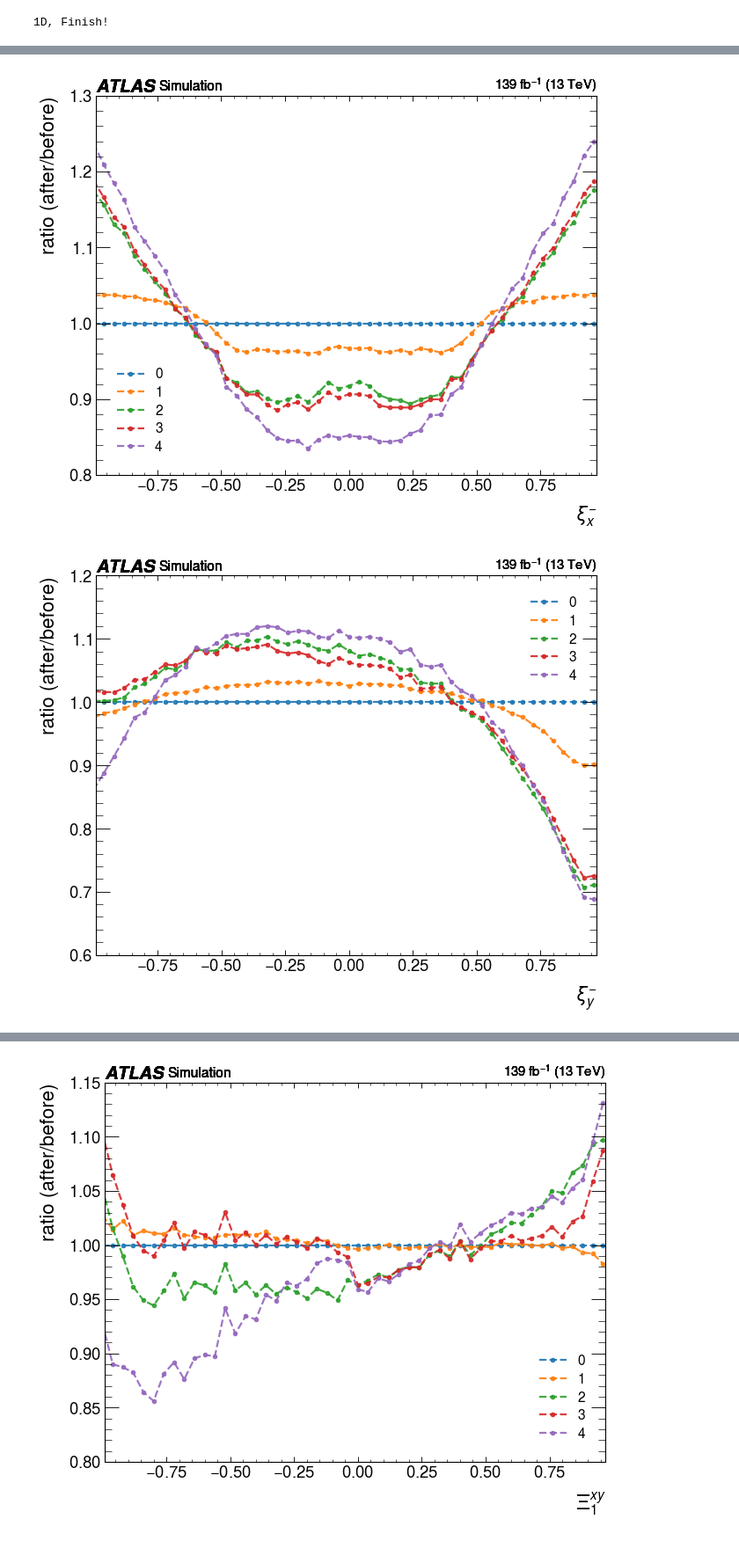
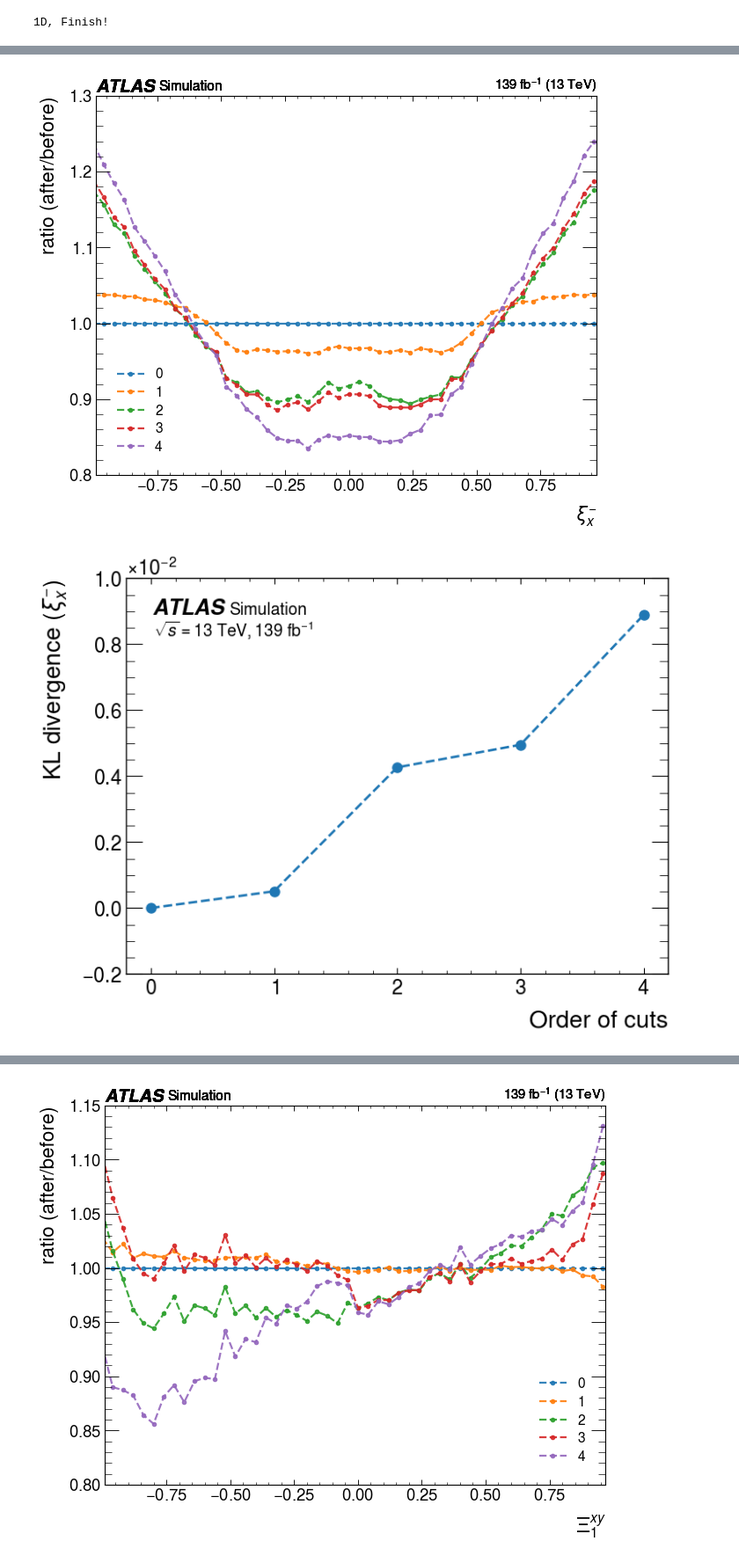
Before and after one commit to yygarypeng/Bell-Analysis, a Jupyter notebook: TRUTH3_dump_CutAnalysis/truth-analysis.ipynb, the cells around one changed output, grey strips where cells are left out. Shown at 88% size. Saved outputs shown, nothing was run; the diff lists cells and outputs as text; code cells hidden in the pictures.

```diff
--- a/TRUTH3_dump_CutAnalysis/truth-analysis.ipynb
+++ b/TRUTH3_dump_CutAnalysis/truth-analysis.ipynb
@@ -356,28 +398,49 @@ Use same units...
 # %%
 # Xi_p analysis
 
+rel_entro = np.zeros(len(cuts))
 fig = plt.figure(figsize=(9, 7), dpi=80)
+num = 0
 for i in cuts:
     ratio_data, rrange = ratio(i, [], df=Xi, var="xi_p_x")
     ratio_plot(ratio_data, ylabel=r"$\xi_{x}^{+}$", range=rrange)
+    rel_entro[num], _ = kl_div(i, [], df=Xi, var="xi_p_x")
+    num += 1
 plt.legend(name, loc="best")
 plt.show()
 plt.close()
+kl_plot(rel_entro, ylabel=r"$\xi_{x}^{+}$", range=np.arange(len(cuts)))
+plt.show()
+plt.close()
 
+rel_entro = np.zeros(len(cuts))
 fig = plt.figure(figsize=(9, 7), dpi=80)
+num = 0
 for i in cuts:
     ratio_data, rrange = ratio(i, [], df=Xi, var="xi_p_y")
     ratio_plot(ratio_data, ylabel=r"$\xi_{y}^{+}$", range=rrange)
+    rel_entro[num], _ = kl_div(i, [], df=Xi, var="xi_p_y")
+    num += 1
 plt.legend(name, loc="best")
 plt.show()
 plt.close()
+kl_plot(rel_entro, ylabel=r"$\xi_{y}^{+}$", range=np.arange(len(cuts)))
+plt.show()
+plt.close()
 
+rel_entro = np.zeros(len(cuts))
 fig = plt.figure(figsize=(9, 7), dpi=80)
+num = 0
 for i in cuts:
     ratio_data, rrange = ratio(i, [], df=Xi, var="xi_p_z")
     ratio_plot(ratio_data, ylabel=r"$\xi_{z}^{+}$", range=rrange)
+    rel_entro[num], _ = kl_div(i, [], df=Xi, var="xi_p_z")
+    num += 1
 plt.legend(name, loc="best")
 plt.show()
 plt.close()
+kl_plot(rel_entro, ylabel=r"$\xi_{z}^{+}$", range=np.arange(len(cuts)))
+plt.show()
+plt.close()
 # %% [output]
 [figure]
@@ -386,29 +452,50 @@ plt.close()
 # %%
 # Xi_m analysis
 
+rel_entro = np.zeros(len(cuts))
 fig = plt.figure(figsize=(9, 7), dpi=80)
+num = 0
 for i in cuts:
     ratio_data, rrange = ratio(i, [], df=Xi, var="xi_m_x")
     ratio_plot(ratio_data, ylabel=r"$\xi_{x}^{-}$", range=rrange)
+    rel_entro[num], _ = kl_div(i, [], df=Xi, var="xi_m_x")
+    num += 1
 plt.legend(name, loc="best")
 plt.show()
 plt.close()
+kl_plot(rel_entro, ylabel=r"$\xi_{x}^{-}$", range=np.arange(len(cuts)))
+plt.show()
+plt.close()
 
+rel_entro = np.zeros(len(cuts))
 fig = plt.figure(figsize=(9, 7), dpi=80)
+num = 0
 for i in cuts:
     ratio_data, rrange = ratio(i, [], df=Xi, var="xi_m_y")
     ratio_plot(ratio_data, ylabel=r"$\xi_{y}^{-}$", range=rrange)
+    rel_entro[num], _ = kl_div(i, [], df=Xi, var="xi_m_y")
+    num += 1
 plt.legend(name, loc="best")
 plt.show()
 plt.close()
+kl_plot(rel_entro, ylabel=r"$\xi_{y}^{-}$", range=np.arange(len(cuts)))
+plt.show()
+plt.close()
 
+rel_entro = np.zeros(len(cuts))
 fig = plt.figure(figsize=(9, 7), dpi=80)
+num = 0
 for i in cuts:
     ratio_data, rrange = ratio(i, [], df=Xi, var="xi_m_z")
     ratio_plot(ratio_data, ylabel=r"$\xi_{z}^{-}$", range=rrange)
+    rel_entro[num], _ = kl_div(i, [], df=Xi, var="xi_m_z")
+    num += 1
 plt.legend(name, loc="best")
 plt.show()
 plt.close()
+kl_plot(rel_entro, ylabel=r"$\xi_{z}^{-}$", range=np.arange(len(cuts)))
+plt.show()
+plt.close()
 # %% [output]
 [figure]
-[figure, old version]
+[figure, new version]
```
Also changed, not shown: parts of 11 cells of this notebook.
